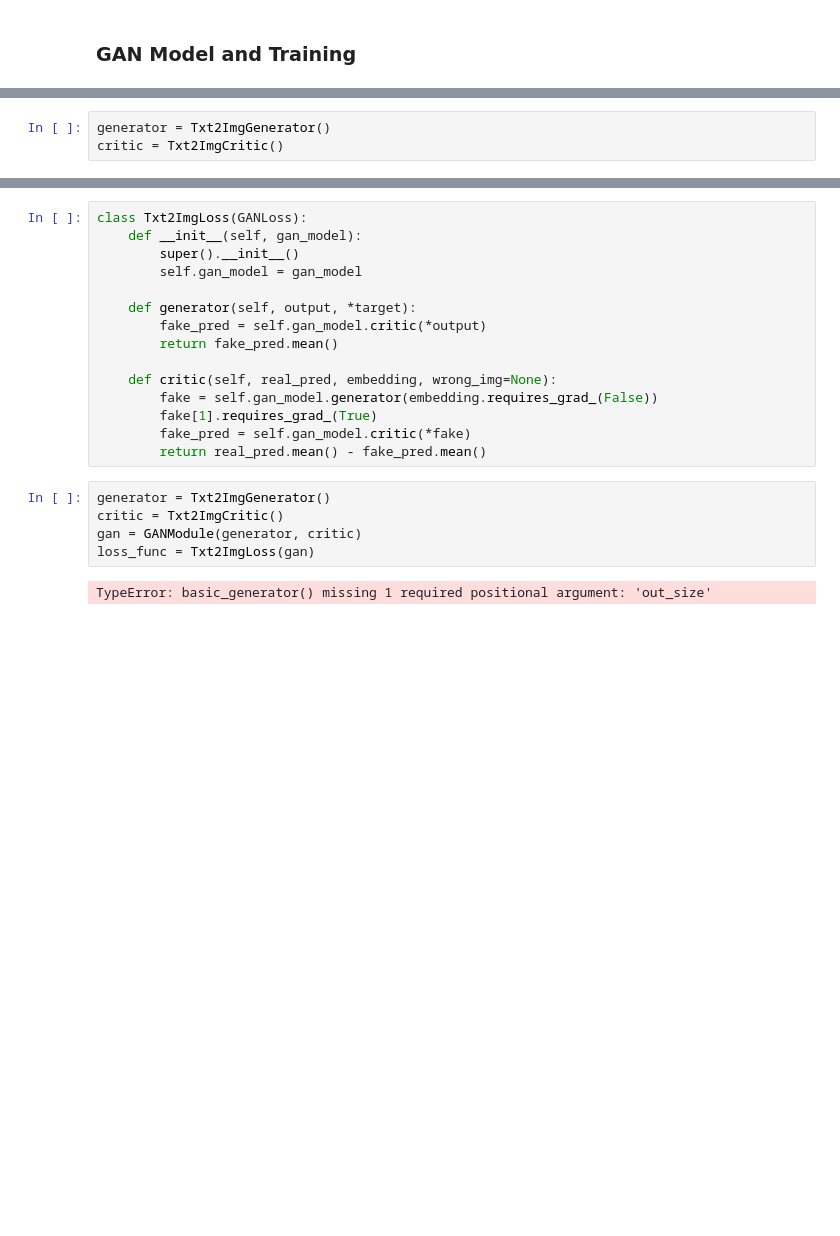
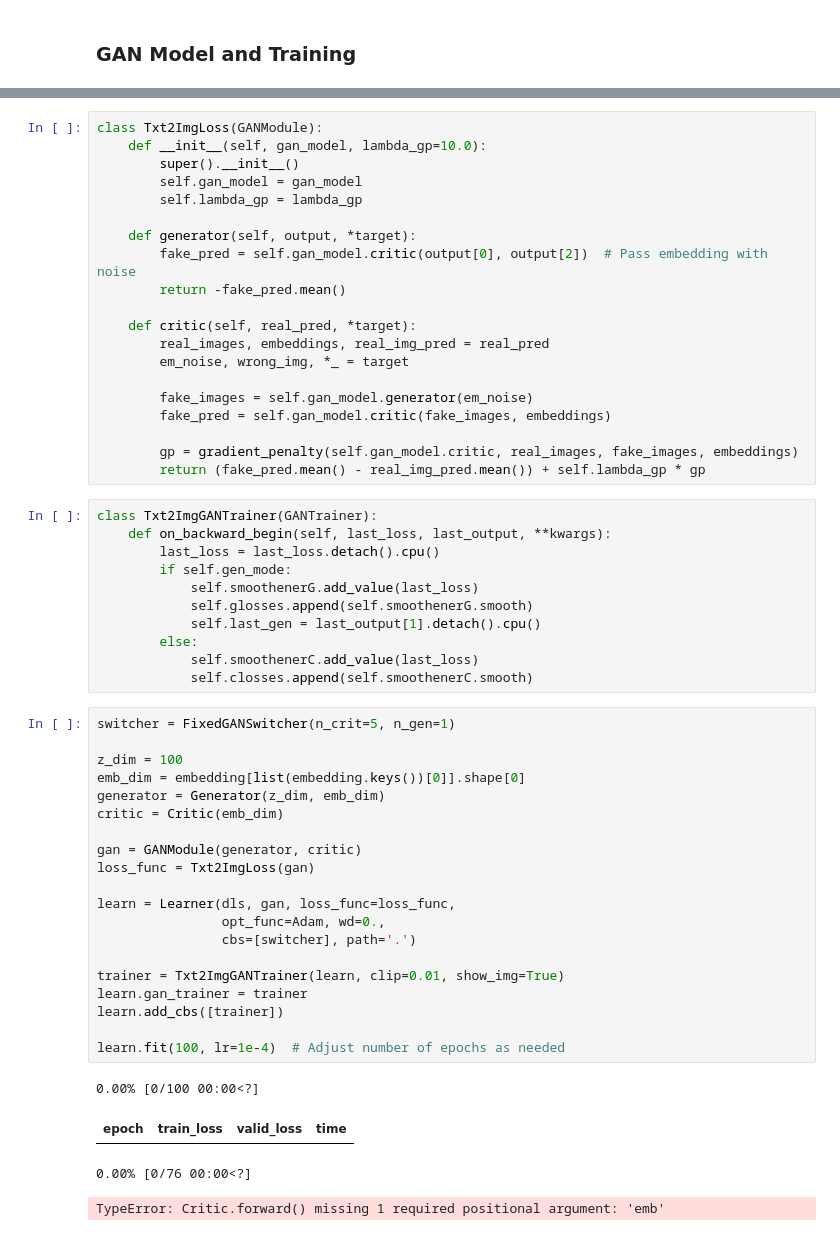
Before and after one commit to Dragon-hearted/WGAN-GP, a Jupyter notebook: model/gan.ipynb, the cells around one changed output, grey strips where cells are left out. Cells and saved outputs as stored; diff of their text form; blank space fills up the shorter version.

Commit message:
written basic GAN functions

```diff
--- a/model/gan.ipynb
+++ b/model/gan.ipynb
@@ -164,3 +125,0 @@ class Txt2ImgCritic(nn.Module):
-# %%
-generator = Txt2ImgGenerator()
-critic = Txt2ImgCritic()
@@ -169,22 +216,56 @@ TypeError: basic_generator() missing 1 required positional argument: 'out_size'
 # %%
-class Txt2ImgLoss(GANLoss):
-    def __init__(self, gan_model):
+class Txt2ImgLoss(GANModule):
+    def __init__(self, gan_model, lambda_gp=10.0):
         super().__init__()
         self.gan_model = gan_model
+        self.lambda_gp = lambda_gp
 
     def generator(self, output, *target):
-        fake_pred = self.gan_model.critic(*output)
-        return fake_pred.mean()
+        fake_pred = self.gan_model.critic(output[0], output[2])  # Pass embedding with noise
+        return -fake_pred.mean()
 
-    def critic(self, real_pred, embedding, wrong_img=None):
-        fake = self.gan_model.generator(embedding.requires_grad_(False))
-        fake[1].requires_grad_(True)
-        fake_pred = self.gan_model.critic(*fake)
-        return real_pred.mean() - fake_pred.mean()
+    def critic(self, real_pred, *target):
+        real_images, embeddings, real_img_pred = real_pred
+        em_noise, wrong_img, *_ = target
+
+        fake_images = self.gan_model.generator(em_noise)
+        fake_pred = self.gan_model.critic(fake_images, embeddings)
+
+        gp = gradient_penalty(self.gan_model.critic, real_images, fake_images, embeddings)
+        return (fake_pred.mean() - real_img_pred.mean()) + self.lambda_gp * gp
-# %%
-generator = Txt2ImgGenerator()
-critic = Txt2ImgCritic()
-gan = GANModule(generator, critic)
-loss_func = Txt2ImgLoss(gan)
-# %% [output]
-TypeError: basic_generator() missing 1 required positional argument: 'out_size'
+# %%
+class Txt2ImgGANTrainer(GANTrainer):
+    def on_backward_begin(self, last_loss, last_output, **kwargs):
+        last_loss = last_loss.detach().cpu()
+        if self.gen_mode:
+            self.smoothenerG.add_value(last_loss)
+            self.glosses.append(self.smoothenerG.smooth)
+            self.last_gen = last_output[1].detach().cpu()
+        else:
+            self.smoothenerC.add_value(last_loss)
+            self.closses.append(self.smoothenerC.smooth)
+# %%
+switcher = FixedGANSwitcher(n_crit=5, n_gen=1)
+
+z_dim = 100
+emb_dim = embedding[list(embedding.keys())[0]].shape[0]
+generator = Generator(z_dim, emb_dim)
+critic = Critic(emb_dim)
+
+gan = GANModule(generator, critic)
+loss_func = Txt2ImgLoss(gan)
+
+learn = Learner(dls, gan, loss_func=loss_func,
+                opt_func=Adam, wd=0.,
+                cbs=[switcher], path='.')
+
+trainer = Txt2ImgGANTrainer(learn, clip=0.01, show_img=True)
+learn.gan_trainer = trainer
+learn.add_cbs([trainer])
+
+learn.fit(100, lr=1e-4)  # Adjust number of epochs as needed
+# %% [output]
+0.00% [0/100 00:00<?]
+| epoch | train_loss | valid_loss | time |
+0.00% [0/76 00:00<?]
+TypeError: Critic.forward() missing 1 required positional argument: 'emb'
```
Also changed, not shown: parts of 9 cells of this notebook.
